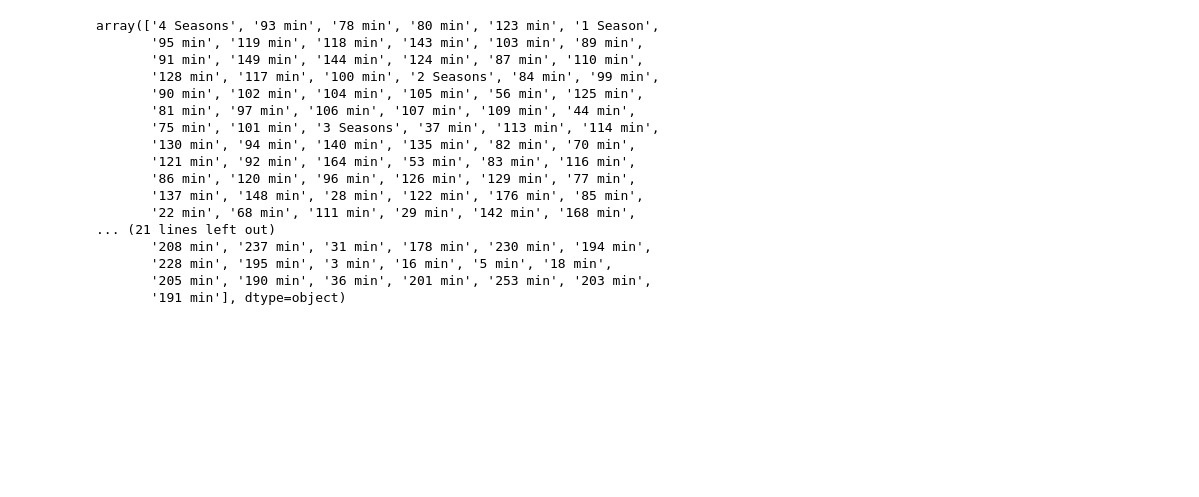
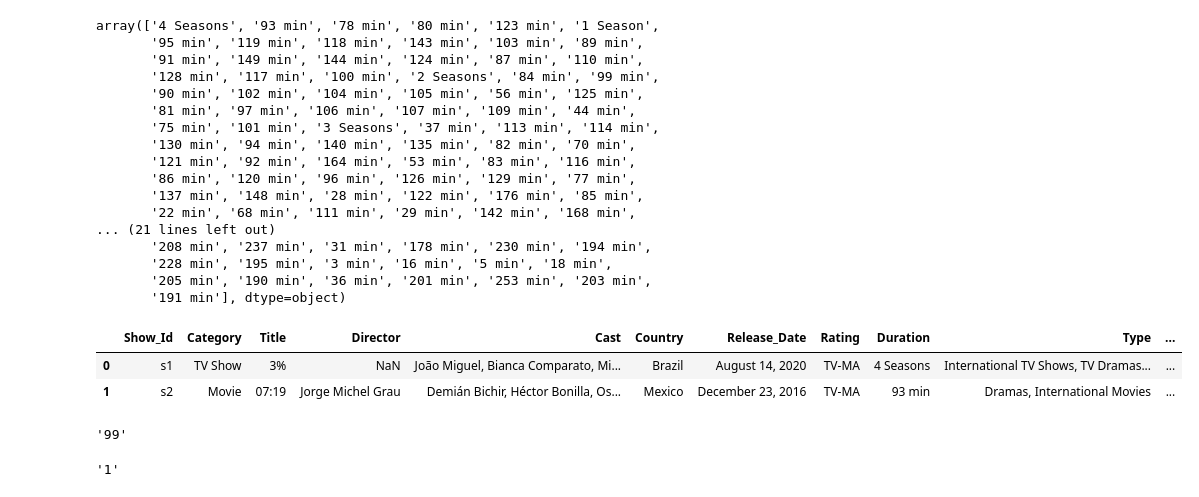
Before and after one commit to Mmddzz3/Netflix-Data-Analytics-Project, a Jupyter notebook: Netflix Analytics Project.ipynb, the cells around one changed output. Saved outputs shown, nothing was run; the diff lists cells and outputs as text; code cells hidden in the pictures; blank space fills up the shorter version.

```diff
--- a/Netflix Analytics Project.ipynb
+++ b/Netflix Analytics Project.ipynb
@@ -533,3 +533,19 @@ array(['4 Seasons', '93 min', '78 min', '80 min', '123 min', '1 Season',
        '228 min', '195 min', '3 min', '16 min', '5 min', '18 min',
        '205 min', '190 min', '36 min', '201 min', '253 min', '203 min',
        '191 min'], dtype=object)
+# %%
+data[['Minutes', 'Unit']] = data['Duration'].str.split(' ', expand=True)
+# %%
+data.head(2)
+# %% [output]
+|  | Show_Id | Category | Title | Director | Cast | Country | Release_Date | Rating | Duration | Type | ... |
+| 0 | s1 | TV Show | 3% | NaN | João Miguel, Bianca Comparato, Mi... | Brazil | August 14, 2020 | TV-MA | 4 Seasons | International TV Shows, TV Dramas... | ... |
+| 1 | s2 | Movie | 07:19 | Jorge Michel Grau | Demián Bichir, Héctor Bonilla, Os... | Mexico | December 23, 2016 | TV-MA | 93 min | Dramas, International Movies | ... |
+# %%
+data['Minutes'].max()
+# %% [output]
+'99'
+# %%
+data['Minutes'].min()
+# %% [output]
+'1'
```
Also changed, not shown: parts of 1 cell of this notebook.
